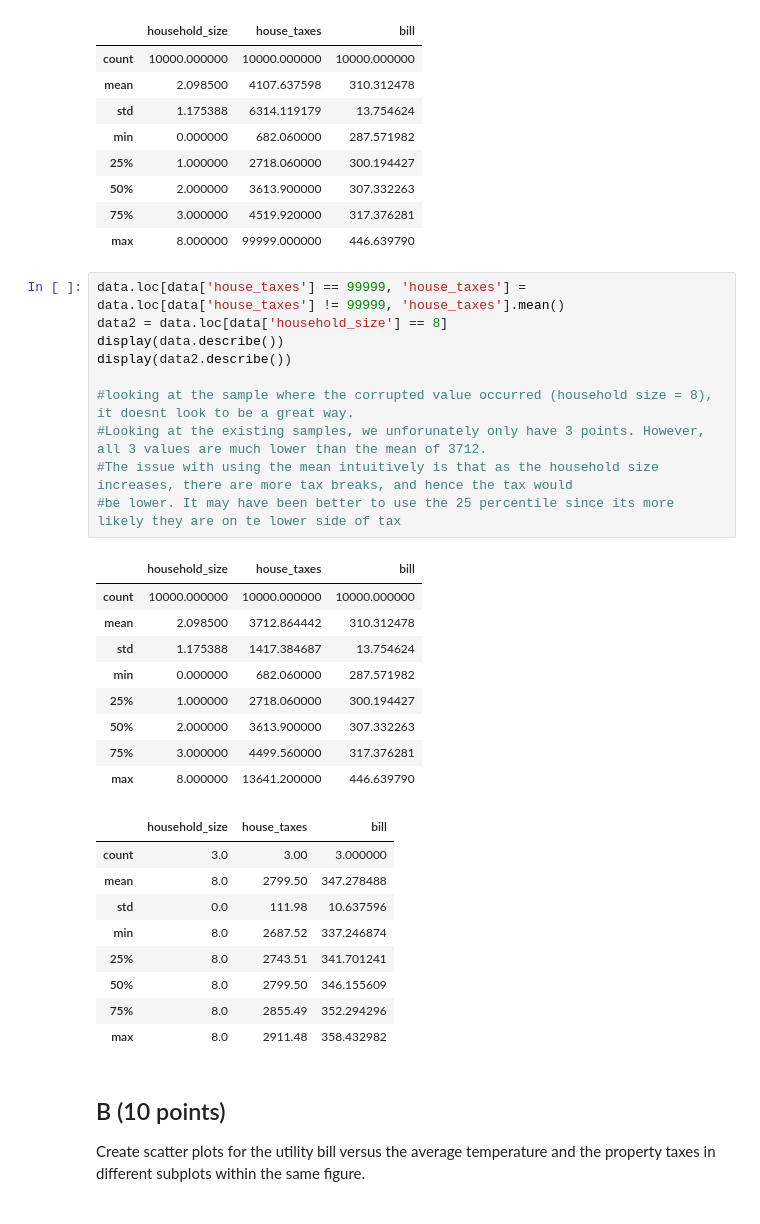
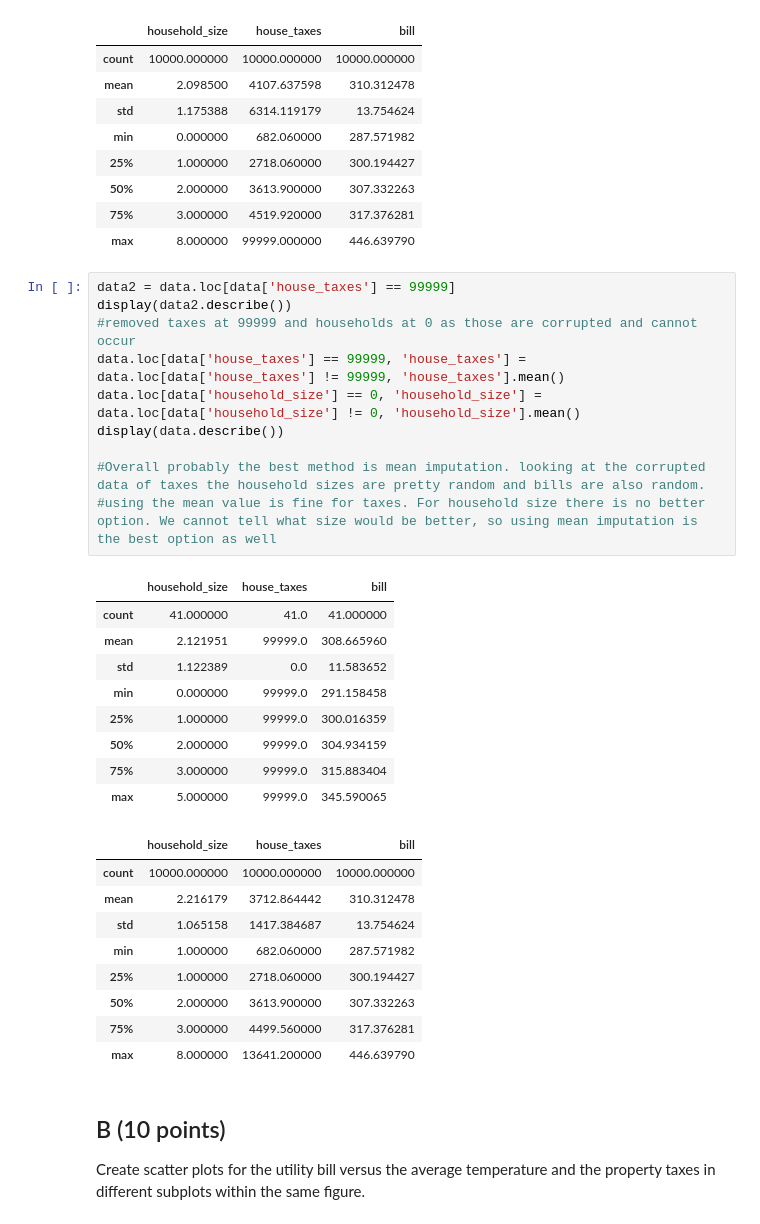
Before and after one commit to howardchen29/Math509, a Jupyter notebook: Midterm Exam.ipynb, the cells around one changed output. Cells and saved outputs as stored; diff of their text form.

```diff
--- a/Midterm Exam.ipynb
+++ b/Midterm Exam.ipynb
@@ -43,35 +43,35 @@ display(data.describe())
 | 50% | 2.000000 | 3613.900000 | 307.332263 |
 | 75% | 3.000000 | 4519.920000 | 317.376281 |
 | max | 8.000000 | 99999.000000 | 446.639790 |
-# %%
-data.loc[data['house_taxes'] == 99999, 'house_taxes'] = data.loc[data['house_taxes'] != 99999, 'house_taxes'].mean()
-data2 = data.loc[data['household_size'] == 8]
-display(data.describe())
-display(data2.describe())
-
-#looking at the sample where the corrupted value occurred (household size = 8), it doesnt look to be a great way.
-#Looking at the existing samples, we unforunately only have 3 points. However, all 3 values are much lower than the mean of 3712.
-#The issue with using the mean intuitively is that as the household size increases, there are more tax breaks, and hence the tax would
-#be lower. It may have been better to use the 25 percentile since its more likely they are on te lower side of tax
-# %% [output]
-|  | household_size | house_taxes | bill |
-| count | 10000.000000 | 10000.000000 | 10000.000000 |
-| mean | 2.098500 | 3712.864442 | 310.312478 |
-| std | 1.175388 | 1417.384687 | 13.754624 |
-| min | 0.000000 | 682.060000 | 287.571982 |
-| 25% | 1.000000 | 2718.060000 | 300.194427 |
-| 50% | 2.000000 | 3613.900000 | 307.332263 |
-| 75% | 3.000000 | 4499.560000 | 317.376281 |
-| max | 8.000000 | 13641.200000 | 446.639790 |
-|  | household_size | house_taxes | bill |
-| count | 3.0 | 3.00 | 3.000000 |
-| mean | 8.0 | 2799.50 | 347.278488 |
-| std | 0.0 | 111.98 | 10.637596 |
-| min | 8.0 | 2687.52 | 337.246874 |
-| 25% | 8.0 | 2743.51 | 341.701241 |
-| 50% | 8.0 | 2799.50 | 346.155609 |
-| 75% | 8.0 | 2855.49 | 352.294296 |
-| max | 8.0 | 2911.48 | 358.432982 |
+# %%
+data2 = data.loc[data['house_taxes'] == 99999]
+display(data2.describe())
+#removed taxes at 99999 and households at 0 as those are corrupted and cannot occur
+data.loc[data['house_taxes'] == 99999, 'house_taxes'] = data.loc[data['house_taxes'] != 99999, 'house_taxes'].mean()
+data.loc[data['household_size'] == 0, 'household_size'] = data.loc[data['household_size'] != 0, 'household_size'].mean()
+display(data.describe())
+
+#Overall probably the best method is mean imputation. looking at the corrupted data of taxes the household sizes are pretty random and bills are also random.
+#using the mean value is fine for taxes. For household size there is no better option. We cannot tell what size would be better, so using mean imputation is the best option as well
+# %% [output]
+|  | household_size | house_taxes | bill |
+| count | 41.000000 | 41.0 | 41.000000 |
+| mean | 2.121951 | 99999.0 | 308.665960 |
+| std | 1.122389 | 0.0 | 11.583652 |
+| min | 0.000000 | 99999.0 | 291.158458 |
+| 25% | 1.000000 | 99999.0 | 300.016359 |
+| 50% | 2.000000 | 99999.0 | 304.934159 |
+| 75% | 3.000000 | 99999.0 | 315.883404 |
+| max | 5.000000 | 99999.0 | 345.590065 |
+|  | household_size | house_taxes | bill |
+| count | 10000.000000 | 10000.000000 | 10000.000000 |
+| mean | 2.216179 | 3712.864442 | 310.312478 |
+| std | 1.065158 | 1417.384687 | 13.754624 |
+| min | 1.000000 | 682.060000 | 287.571982 |
+| 25% | 1.000000 | 2718.060000 | 300.194427 |
+| 50% | 2.000000 | 3613.900000 | 307.332263 |
+| 75% | 3.000000 | 4499.560000 | 317.376281 |
+| max | 8.000000 | 13641.200000 | 446.639790 |
 # %% [markdown]
 ## B (10 points)
 
```
